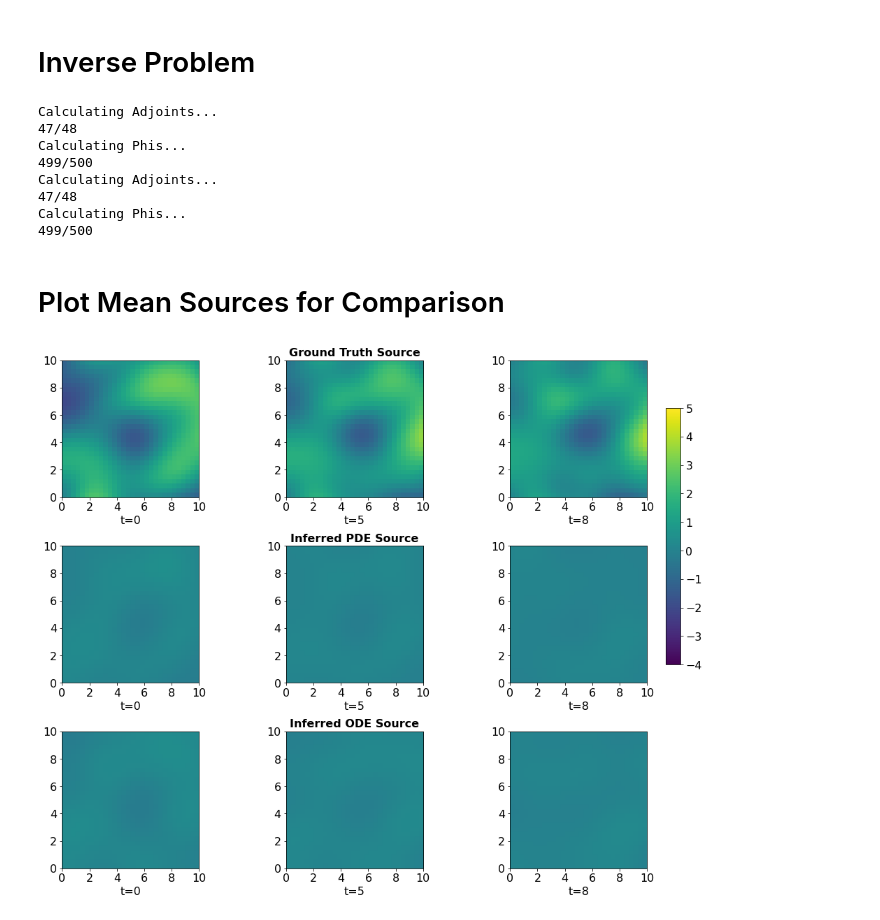
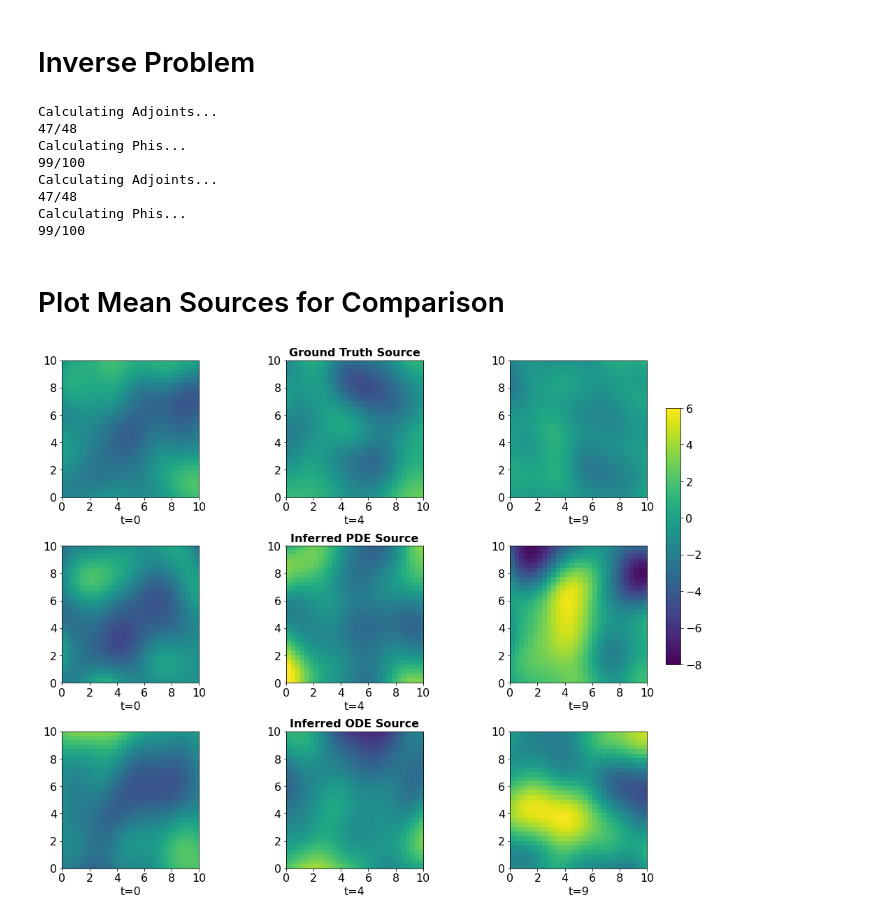
Before and after one commit to SheffieldML/advectionGP, a Jupyter notebook: jupyter/PDE vs ODE Comparison.ipynb, the cells around one changed output. Drawn from its saved outputs; the diff is of its cells as text; code cells hidden in the pictures.

```diff
--- a/jupyter/PDE vs ODE Comparison.ipynb
+++ b/jupyter/PDE vs ODE Comparison.ipynb
@@ -61,7 +61,7 @@ sensorsTest = FixedSensorModel(Xtest,1) # establish sensor model
 ### Run Forward Model to Compute Concentration
 # %%
 k_0 = 0.01 #Diffusion
-R=5
+R=0.1
 noiseSD = 0.05 #Observation noise
 N_feat=2000 # number of features used to approximate ground truth GP
 boundary = ([0,0,0],[10,10,10])# corners of the grid - in units of space
@@ -99,7 +99,7 @@ yTest= m.computeObservations()
 # %% [markdown]
 # Inverse Problem
 # %%
-N_feat =500 #Number of features used to infer the source
+N_feat =100 #Number of features used to infer the source
 k1 = EQ(2, 2.0)
 k2 = EQ(2, 2.0)
 
@@ -116,44 +116,45 @@ sourceODE = mODE.computeSourceFromPhi(meanZODE) # Generates estimated source usi
 Calculating Adjoints...
 47/48
 Calculating Phis...
-499/500
+99/100
 Calculating Adjoints...
 47/48
 Calculating Phis...
-499/500
+99/100
 # %% [markdown]
 # Plot Mean Sources for Comparison
 # %%
 a=np.floor(np.min((np.min(sourceODE),np.min(sourceGT),np.min(sourcePDE))))
 b=np.ceil(np.max((np.max(sourceODE),np.max(sourceGT),np.min(sourcePDE))))
 plt.rcParams["figure.figsize"] = (15,15)
 fig = plt.figure()
 
 ploti = 0
 for title, data in zip(['Ground Truth Source','Inferred PDE Source','Inferred ODE Source'],[sourceGT,sourcePDE,sourceODE]):
-    for t in [0,5,8]:
+    for t in [0,24,49]:
         ploti+=1
         plt.subplot(3,3,ploti)
         im1=plt.imshow(data[t], extent=[0,10,0,10],origin='lower') #fix t...
-        plt.xlabel("t=%d" % t,fontsize=16)
+        time = t*dt
+        plt.xlabel("t=%d" % time,fontsize=16)
         plt.xticks(fontsize=16)
         plt.yticks(fontsize=16)
         plt.clim(a,b)
 
 
         tick_font_size = 16
         if ploti % 3 == 2: plt.title(title, fontsize=16, fontweight='bold')
         #if ploti % 3 == 3:
         #    plt.colorbar(im1,fraction=0.046, pad=0.04)
 
 fig.tight_layout(rect=[0.1, 0.2, 1, 0.95])
 
 fig.subplots_adjust(bottom=0.25)
 cbar_ax = fig.add_axes([0.97, 0.52, 0.02, 0.34])
 cbar=fig.colorbar(im1, cax=cbar_ax,orientation='vertical')
 #cbar = plt.colorbar(im3,fraction=0.046)
 tick_font_size = 16
 cbar.ax.tick_params(labelsize = tick_font_size)
 plt.show()
 # %% [output]
-[figure, old version]
+[figure, new version]
```
Also changed, not shown: parts of 5 cells of this notebook, 1 other file.
